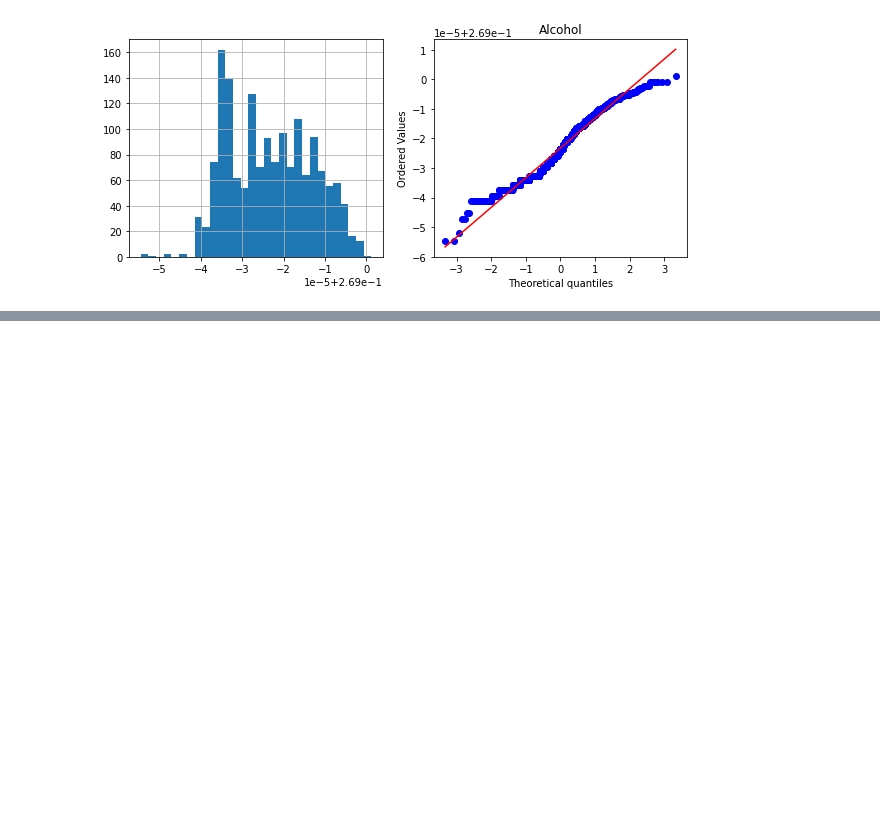
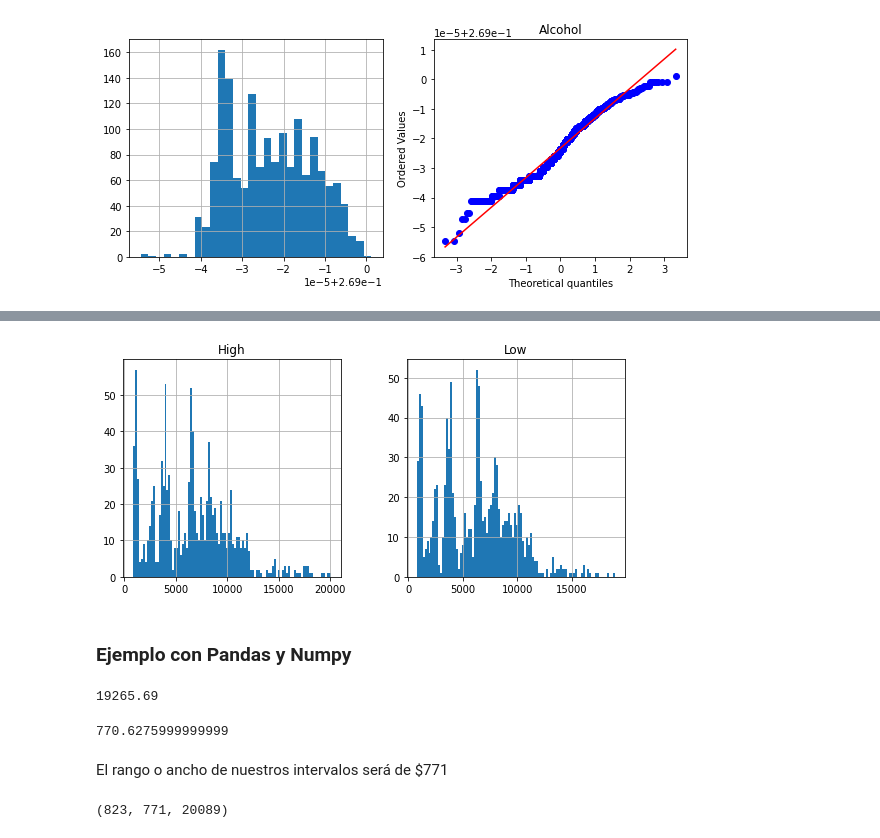
Before and after one commit to abadillagodinez/IA-TC2, a Jupyter notebook: TP-2/Temas_grupo_11.ipynb, the cells around one changed output, grey strips where cells are left out. Drawn from its saved outputs; the diff is of its cells as text; code cells hidden in the pictures; blank space fills up the shorter version.

Commit message:
Lista la discretización de igual ancho

```diff
--- a/TP-2/Temas_grupo_11.ipynb
+++ b/TP-2/Temas_grupo_11.ipynb
@@ -365,0 +408,5 @@ diagnostic_plots(data_tf, 'alcohol', "Alcohol")
+# %%
+# se cargan los datos, las columnas por usar serán Date, High y Low
+# Date se utilizará como indice
+df = pd.read_csv('bitcoin.csv', usecols=['Date','High','Low'], index_col=['Date'])
+df.head(10)
@@ -365,0 +426,37 @@ diagnostic_plots(data_tf, 'alcohol', "Alcohol")
+# %%
+# este gráfico muestra la distribución de los precios más altos y más bajos
+df[['High','Low']].hist(bins=100, figsize=(9,4))
+plt.show()
+# %% [output]
+[figure, added]
+# %% [markdown]
+### Ejemplo con Pandas y Numpy
+# %%
+# se obtiene el rango de la variable High
+high_range = df['High'].max() - df['High'].min()
+
+high_range
+# %% [output]
+19265.69
+# %%
+# se divide este rango entre un número N de "buckets" del mismo tamaño
+# en este caso al ser precios de costo del bitcoin una buena decision
+# podría ser reducir la cantidad de bins mostrados en el histograma,
+# por lo cual se toma un N = 25
+high_range / 25
+# %% [output]
+770.6275999999999
+# %% [markdown]
+El rango o ancho de nuestros intervalos será de $771
+# %%
+# ahora se tomarán los extremos inferior y superior de los datos redondeados
+min_value = int(np.floor(df['High'].min()))
+max_value = int(np.ceil(df['High'].max()))
+
+# ahora se redondea el tamaño de nuestro rango
+inter_value = int(np.round(high_range / 25))
+
+# se muestran estos valores
+min_value, inter_value, max_value
+# %% [output]
+(823, 771, 20089)
```
Also changed, not shown: parts of 20 cells of this notebook, 2 other files.
